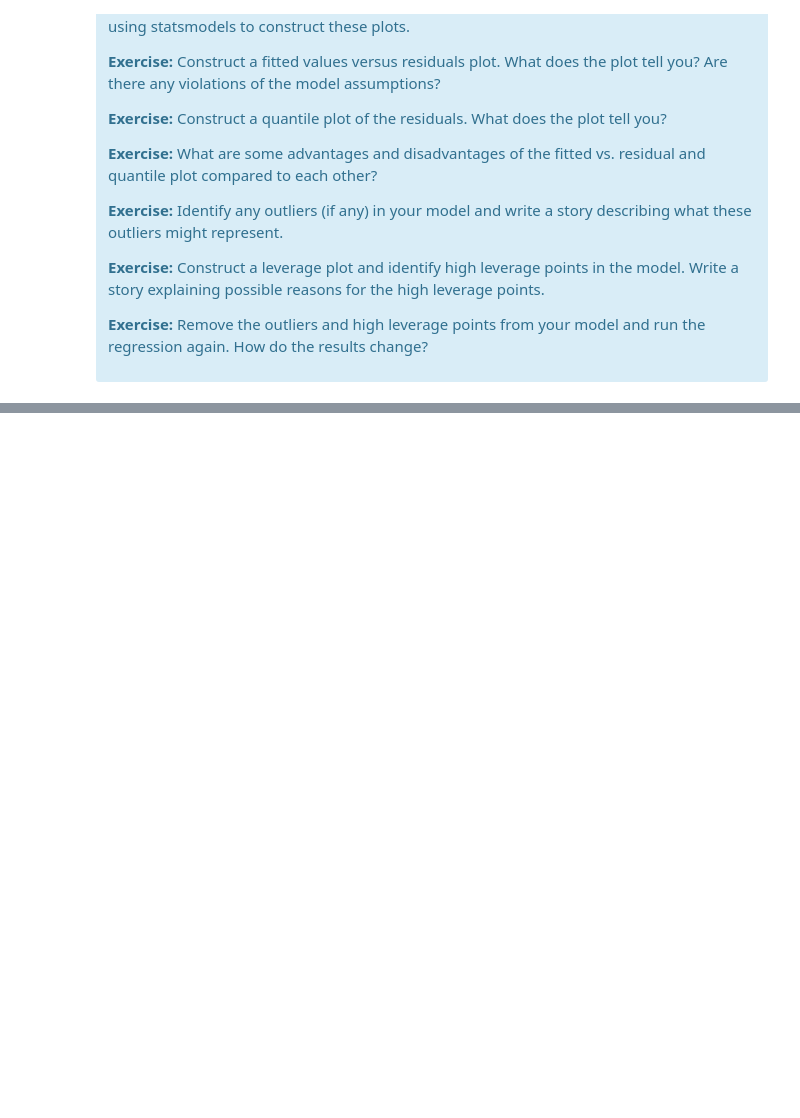
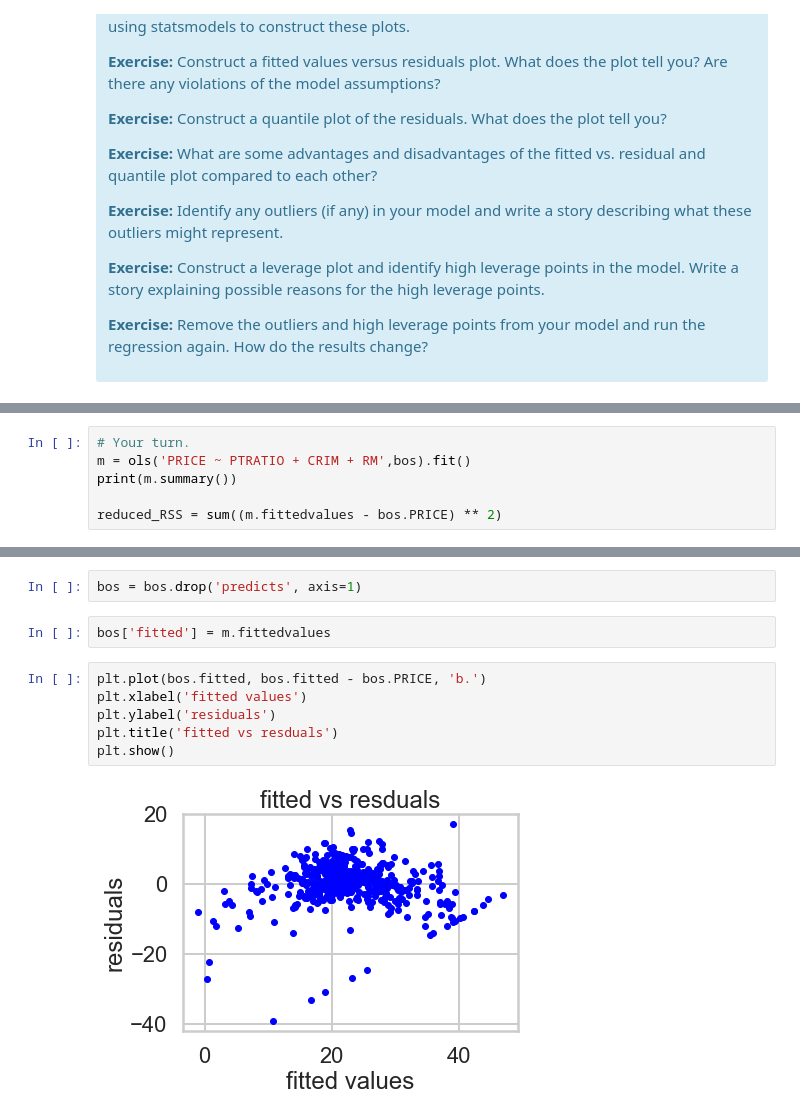
Before and after one commit to coopercunliffe/Springboard, a Jupyter notebook: linear_regression/Mini_Project_Linear_Regression.ipynb, the cells around one changed output, grey strips where cells are left out. Saved outputs shown, nothing was run; the diff lists cells and outputs as text; blank space fills up the shorter version.

```diff
--- a/linear_regression/Mini_Project_Linear_Regression.ipynb
+++ b/linear_regression/Mini_Project_Linear_Regression.ipynb
@@ -869,0 +866,6 @@ There are some other issues that are important investigate with linear regressio
+# %%
+# Your turn.
+m = ols('PRICE ~ PTRATIO + CRIM + RM',bos).fit()
+print(m.summary())
+
+reduced_RSS = sum((m.fittedvalues - bos.PRICE) ** 2)
@@ -869,0 +890,12 @@ There are some other issues that are important investigate with linear regressio
+# %%
+bos = bos.drop('predicts', axis=1)
+# %%
+bos['fitted'] = m.fittedvalues
+# %%
+plt.plot(bos.fitted, bos.fitted - bos.PRICE, 'b.')
+plt.xlabel('fitted values')
+plt.ylabel('residuals')
+plt.title('fitted vs resduals')
+plt.show()
+# %% [output]
+[figure, added]
```
Also changed, not shown: parts of 13 cells of this notebook, 27 other files.
